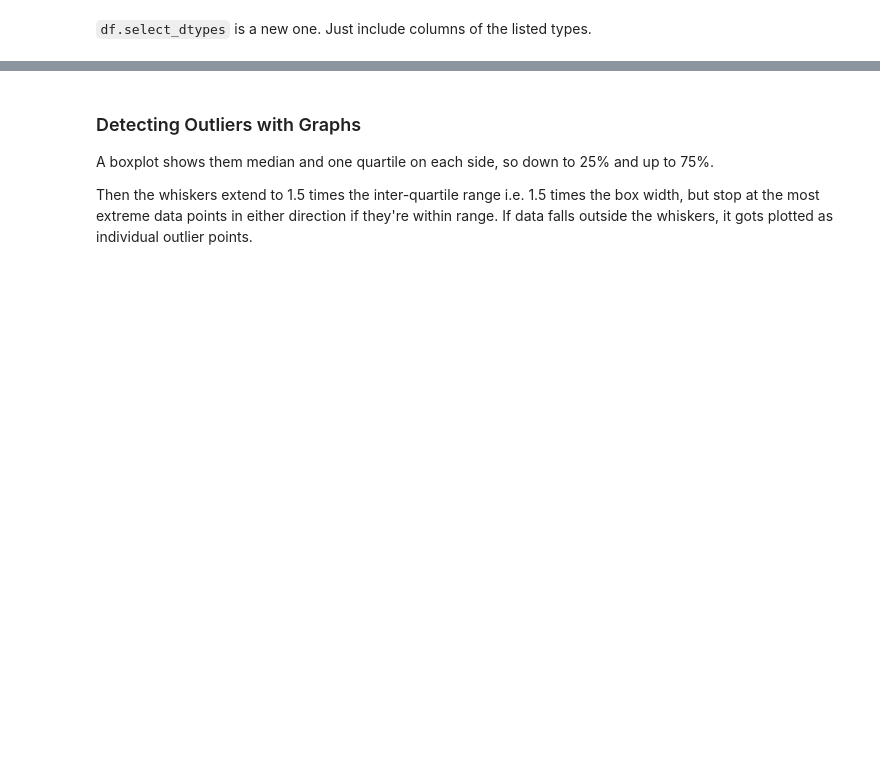
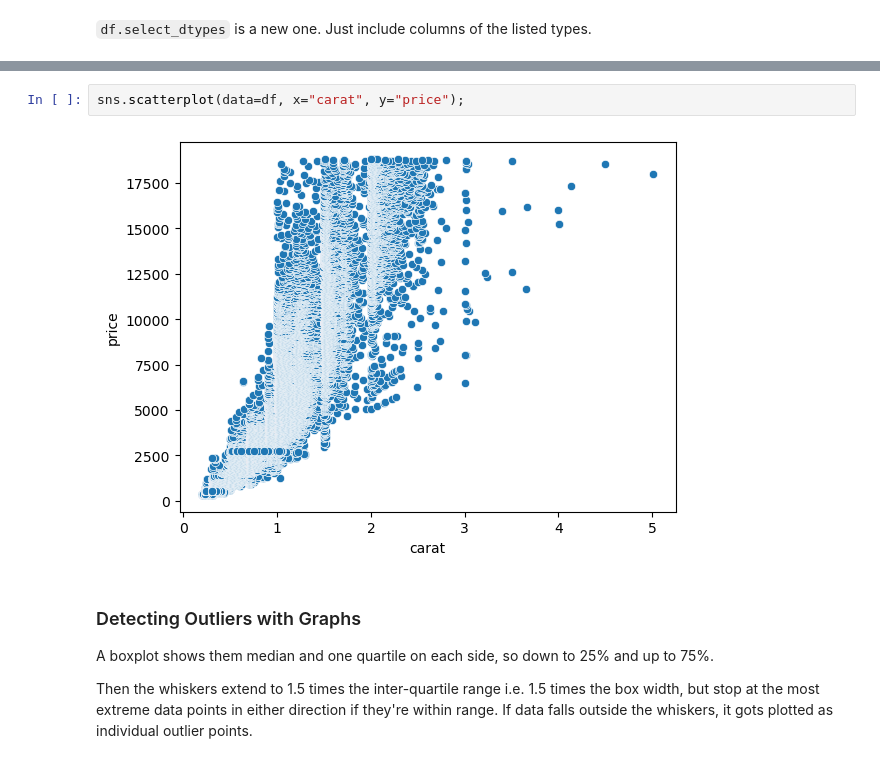
Before and after one commit to 4dsolutions/clarusway_data_analysis, a Jupyter notebook: DAwPy_S8_(Handling with Outliers)/DAwPy-S8 (Handling with Outliers).ipynb, the cells around one changed output, grey strips where cells are left out. Cells and saved outputs as stored; diff of their text form; blank space fills up the shorter version.

```diff
--- a/DAwPy_S8_(Handling with Outliers)/DAwPy-S8 (Handling with Outliers).ipynb
+++ b/DAwPy_S8_(Handling with Outliers)/DAwPy-S8 (Handling with Outliers).ipynb
@@ -107,3 +257,7 @@ df.corr()
+# %%
+sns.scatterplot(data=df, x="carat", y="price");
+# %% [output]
+[figure, added]
 # %% [markdown]
 ### Detecting Outliers with Graphs
 
```
Also changed, not shown: parts of 104 cells of this notebook.
